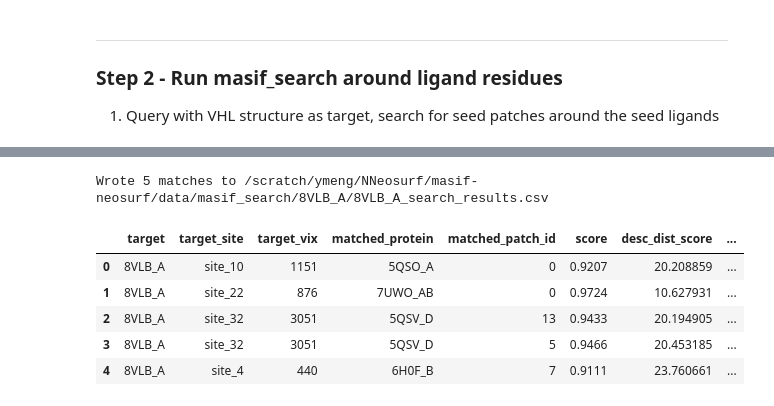
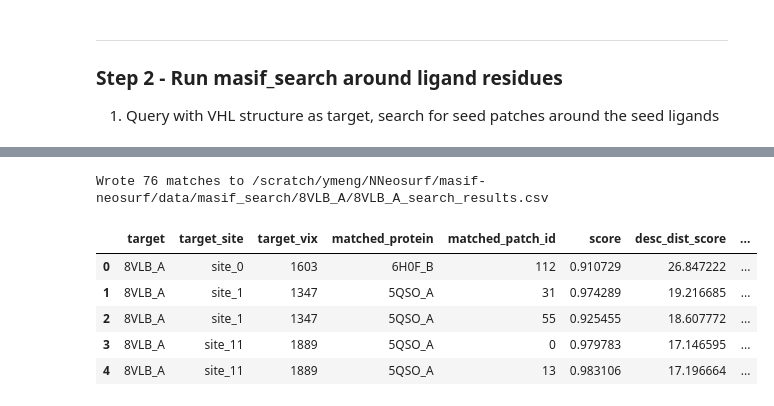
Before and after one commit to meng-yx/masif-neosurf-af2, a Jupyter notebook: notebooks/neosurf_neosurf.ipynb, the cells around one changed output, grey strips where cells are left out. Cells and saved outputs as stored; diff of their text form; code cells hidden in the pictures.

Commit message:
Change output structure to site_*/<match>.csv

```diff
--- a/notebooks/neosurf_neosurf.ipynb
+++ b/notebooks/neosurf_neosurf.ipynb
@@ -536,83 +536,40 @@ Submitted batch job 54909048
 # %%
+import sys
 from pathlib import Path
 
-import numpy as np
+import pandas as pd
 
-
-def parse_score_file(score_file):
-    """Parse MaSIF comma-separated score summary (see process_search_outputs.py)."""
-    score_file = Path(score_file)
-    if not score_file.is_file():
-        return None
-    with score_file.open() as f:
-        return {part.split(": ")[0]: part.split(": ")[1] for part in f.read().split(", ")}
-
+masif_seed_search_source = Path("../masif_seed_search/source").resolve()
+if str(masif_seed_search_source) not in sys.path:
+    sys.path.insert(0, str(masif_seed_search_source))
 
 def gather_search_results(results_root, query_target):
-    """Collect .score fields and 4x4 transforms under results_root/query_target/site_*."""
+    """Concatenate per-protein hit CSVs under results_root/query_target/site_*."""
     target_dir = Path(results_root) / query_target
     if not target_dir.is_dir():
         raise FileNotFoundError(f"No search output directory: {target_dir}")
 
-    rows = []
+    frames = []
     for site_dir in sorted(target_dir.glob("site_*")):
-        target_info = parse_score_file(site_dir / "target_info.txt")
-        target_vix = int(target_info["vix"]) if target_info and "vix" in target_info else None
+        for csv_path in sorted(site_dir.glob("*.csv")):
+            frames.append(pd.read_csv(csv_path))
 
-        for score_path in sorted(site_dir.glob("*/*.score")):
-            summary = parse_score_file(score_path)
-            if summary is None:
-                continue
+    if not frames:
+        return pd.DataFrame()
+    return pd.concat(frames, ignore_index=True)
 
-            transform_path = score_path.with_name(f"{score_path.stem}_transform.npy")
-            if not transform_path.is_file():
-                continue
-
-            transform = np.load(transform_path)
-            if transform.shape != (4, 4):
-                print(f"Skipping invalid transform shape {transform.shape}: {transform_path}")
-                continue
-
-            rows.append(
-                {
-                    "target": query_target,
-                    "target_site": site_dir.name,
-                    "target_vix": target_vix,
-                    "matched_protein": summary["name"],
-                    "matched_patch_id": int(summary["point id"]),
-                    "score": float(summary["score"]),
-                    "desc_dist_score": float(summary["desc_dist_score"]),
-                    "clashing_ca": int(summary["clashing_ca"]),
-                    "clashing_heavy": int(summary["clashing_heavy"]),
-                    "matched_vix": int(summary["match_vix"])
-                    if "match_vix" in summary
-                    else None,
-                    "desc_dist": float(summary["desc_dist"])
-                    if "desc_dist" in summary
-                    else None,
-                    "iface_score": float(summary["iface_score"])
-                    if "iface_score" in summary
-                    else None,
-                    "mean_desc_dist_score": float(summary["mean_desc_dist_score"])
-                    if "mean_desc_dist_score" in summary
-                    else None,
-                    "flattened_transform": ",".join(map(str, transform.flatten())),
-                }
-            )
-
-    return pd.DataFrame(rows)
 
 
 results_csv = os.path.join(query_out_dir, f"{QUERY_TARGET}_search_results.csv")
 df_results = gather_search_results(query_out_dir, QUERY_TARGET)
 df_results.to_csv(results_csv, index=False)
 print(f"Wrote {len(df_results)} matches to {results_csv}")
 df_results.head()
 # %% [output]
-Wrote 5 matches to /scratch/ymeng/NNeosurf/masif-neosurf/data/masif_search/8VLB_A/8VLB_A_search_results.csv
+Wrote 76 matches to /scratch/ymeng/NNeosurf/masif-neosurf/data/masif_search/8VLB_A/8VLB_A_search_results.csv
 |  | target | target_site | target_vix | matched_protein | matched_patch_id | score | desc_dist_score | ... |
-| 0 | 8VLB_A | site_10 | 1151 | 5QSO_A | 0 | 0.9207 | 20.208859 | ... |
-| 1 | 8VLB_A | site_22 | 876 | 7UWO_AB | 0 | 0.9724 | 10.627931 | ... |
-| 2 | 8VLB_A | site_32 | 3051 | 5QSV_D | 13 | 0.9433 | 20.194905 | ... |
-| 3 | 8VLB_A | site_32 | 3051 | 5QSV_D | 5 | 0.9466 | 20.453185 | ... |
-| 4 | 8VLB_A | site_4 | 440 | 6H0F_B | 7 | 0.9111 | 23.760661 | ... |
+| 0 | 8VLB_A | site_0 | 1603 | 6H0F_B | 112 | 0.910729 | 26.847222 | ... |
+| 1 | 8VLB_A | site_1 | 1347 | 5QSO_A | 31 | 0.974289 | 19.216685 | ... |
+| 2 | 8VLB_A | site_1 | 1347 | 5QSO_A | 55 | 0.925455 | 18.607772 | ... |
+| 3 | 8VLB_A | site_11 | 1889 | 5QSO_A | 0 | 0.979783 | 17.146595 | ... |
+| 4 | 8VLB_A | site_11 | 1889 | 5QSO_A | 13 | 0.983106 | 17.196664 | ... |
```
Also changed, not shown: parts of 8 cells of this notebook, 5 other files.
